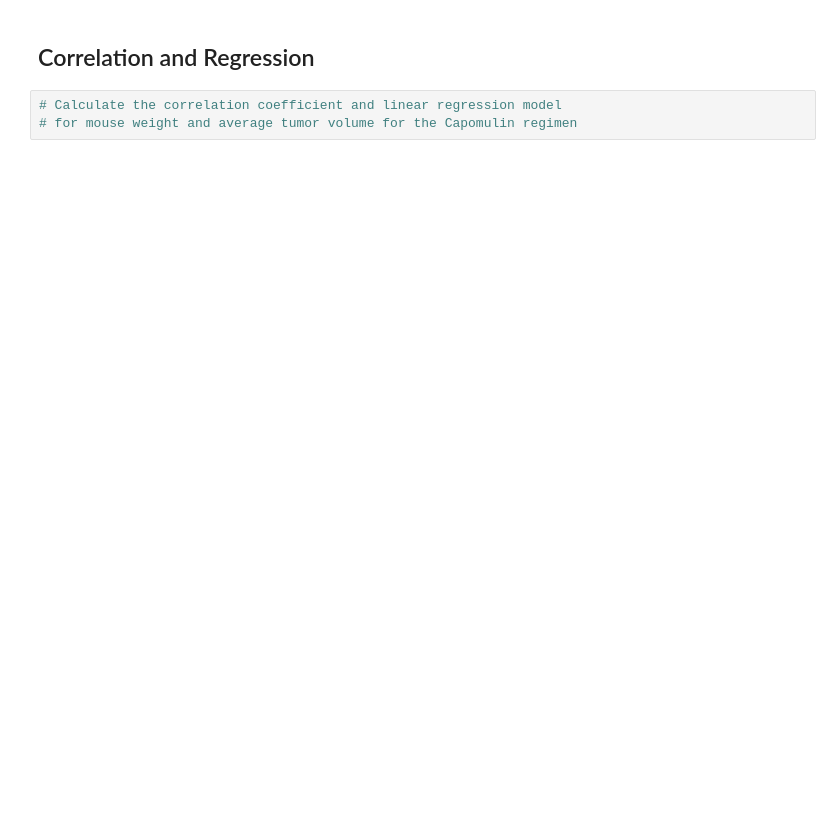
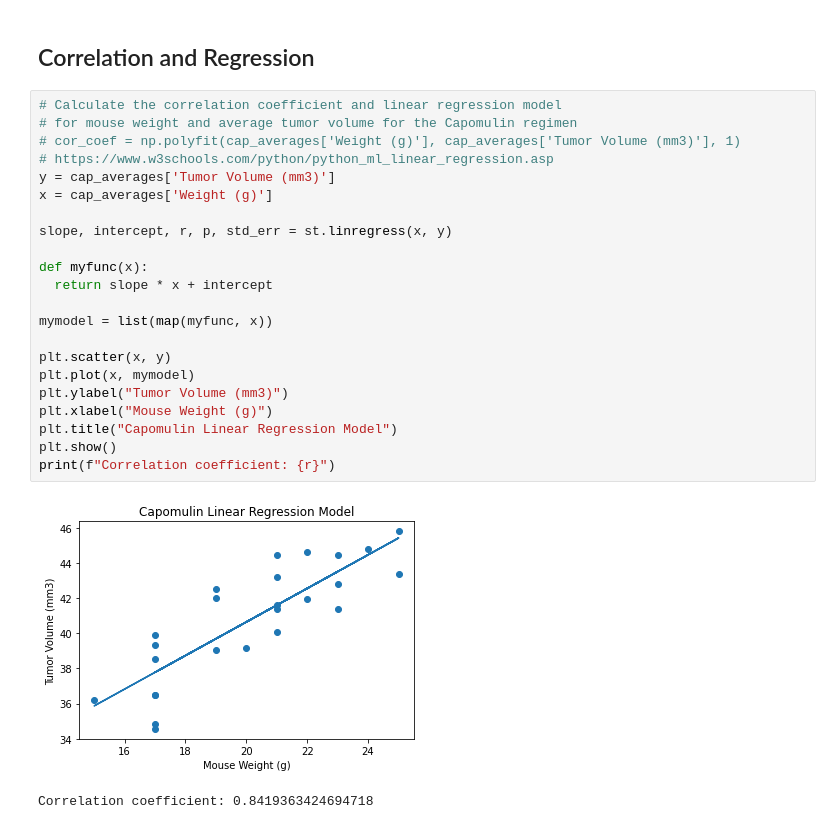
Before and after one commit to kkimoto22/Matplotlib, a Jupyter notebook: Instructions/Pymaceuticals/pymaceuticals.ipynb, the cells around one changed output. Cells and saved outputs as stored; diff of their text form; blank space fills up the shorter version.

Commit message:
updated analyses through correlation and regression model

```diff
--- a/Instructions/Pymaceuticals/pymaceuticals_starter.ipynb
+++ b/Instructions/Pymaceuticals/pymaceuticals.ipynb
@@ -316,5 +352,27 @@ ValueError: ('Lengths must match to compare', (1880,), (10,))
 # %% [markdown]
 ## Correlation and Regression
-# %%
-# Calculate the correlation coefficient and linear regression model
-# for mouse weight and average tumor volume for the Capomulin regimen
+# %%
+# Calculate the correlation coefficient and linear regression model
+# for mouse weight and average tumor volume for the Capomulin regimen
+# cor_coef = np.polyfit(cap_averages['Weight (g)'], cap_averages['Tumor Volume (mm3)'], 1)
+# https://www.w3schools.com/python/python_ml_linear_regression.asp
+y = cap_averages['Tumor Volume (mm3)']
+x = cap_averages['Weight (g)']
+
+slope, intercept, r, p, std_err = st.linregress(x, y)
+
+def myfunc(x):
+  return slope * x + intercept
+
+mymodel = list(map(myfunc, x))
+
+plt.scatter(x, y)
+plt.plot(x, mymodel)
+plt.ylabel("Tumor Volume (mm3)")
+plt.xlabel("Mouse Weight (g)")
+plt.title("Capomulin Linear Regression Model")
+plt.show()
+print(f"Correlation coefficient: {r}")
+# %% [output]
+[figure, added]
+Correlation coefficient: 0.8419363424694718
```
Also changed, not shown: parts of 9 cells of this notebook.
